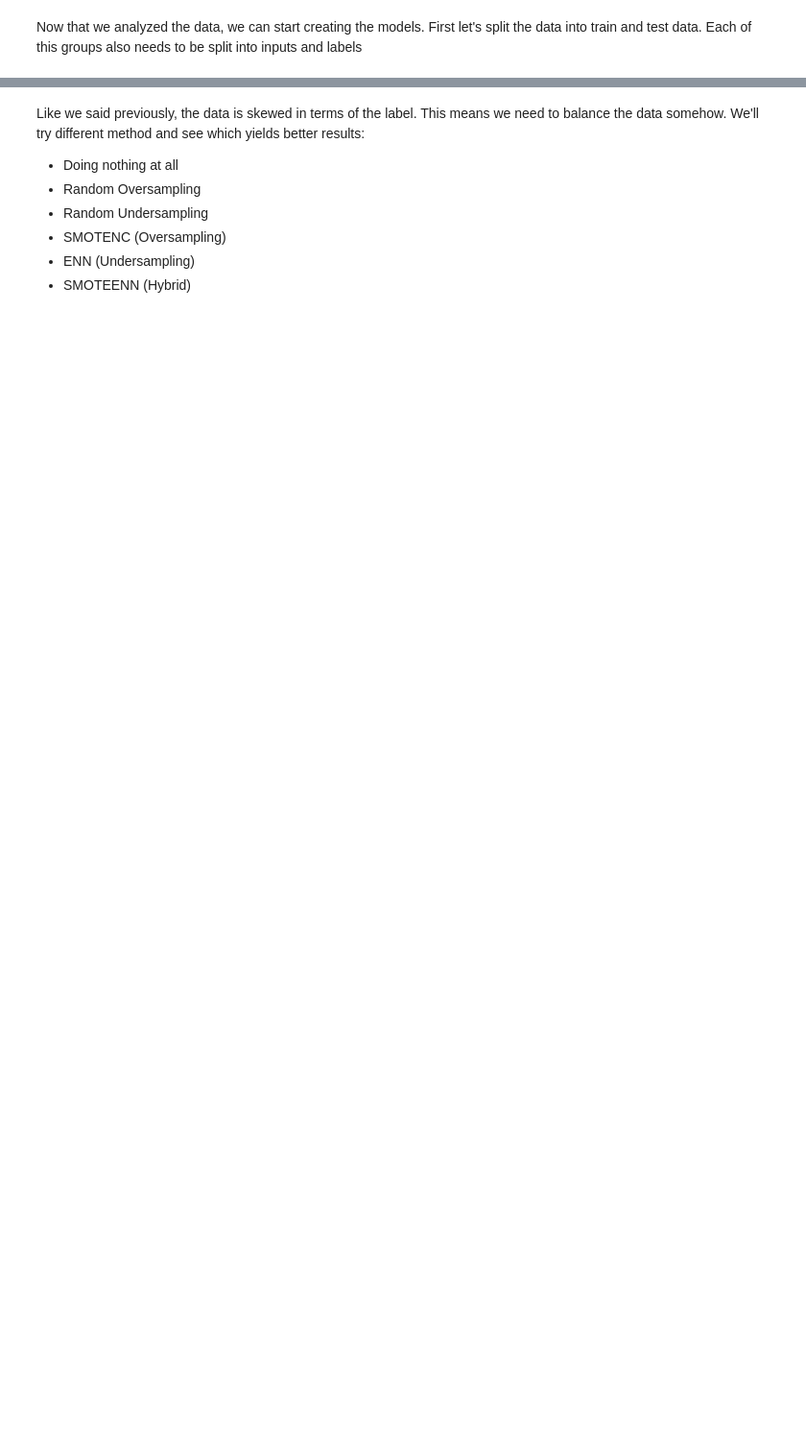
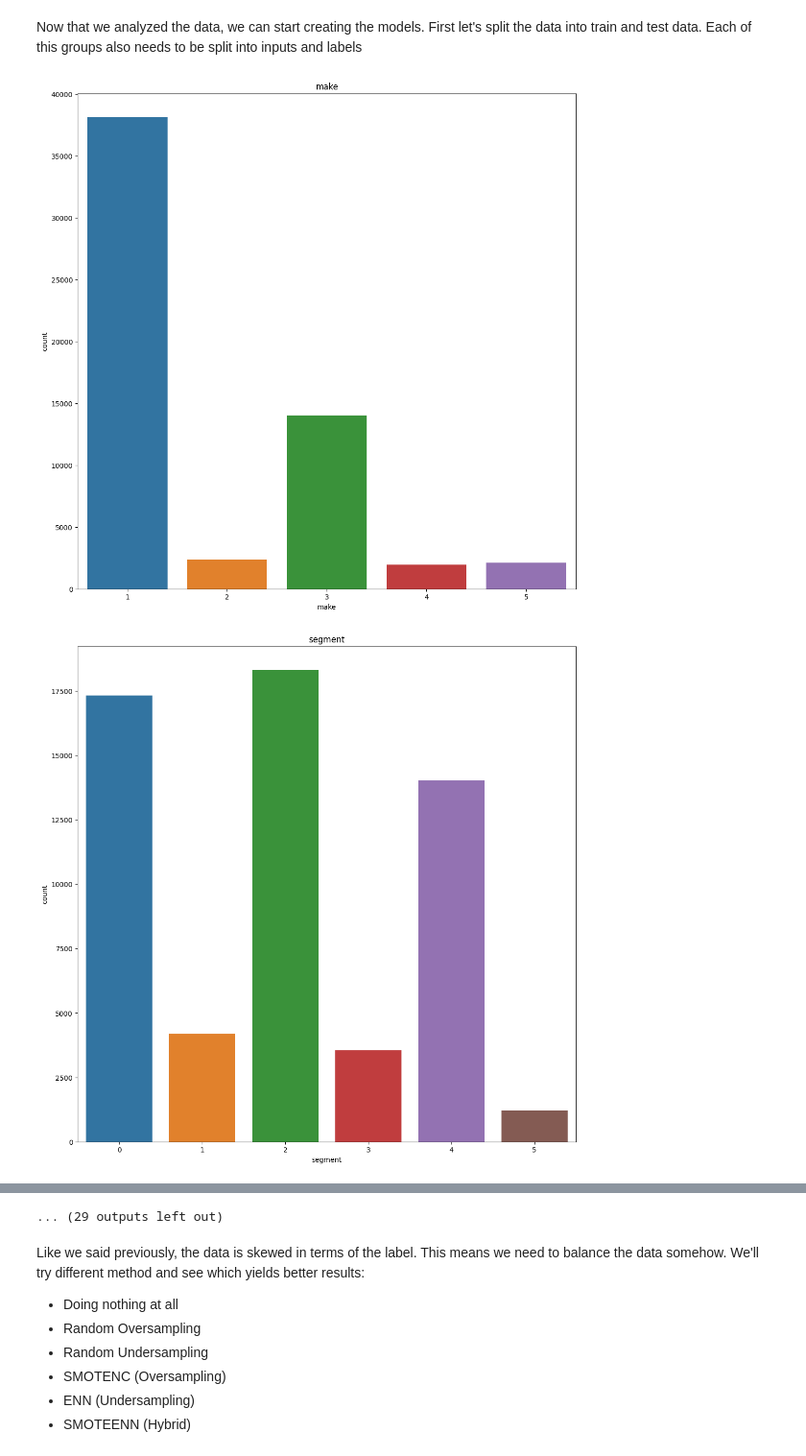
Before and after one commit to pedrogomes29/Car_Insurance_Claim_Prediction, a Jupyter notebook: main.ipynb, the cells around one changed output, grey strips where cells are left out. Shown at 96% size. Drawn from its saved outputs; the diff is of its cells as text; code cells hidden in the pictures; blank space fills up the shorter version.

```diff
--- a/main.ipynb
+++ b/main.ipynb
@@ -176,2 +254,10 @@ sb.heatmap(data.corr(),annot=True)
 # %% [markdown]
 Now that we analyzed the data, we can start creating the models. First let's split the data into train and test data. Each of this groups also needs to be split into inputs and labels
+# %%
+for i in cat_list:
+    plt.figure(figsize=(13,13))
+    sb.countplot(x=i,data=data.loc[:,cat_list])
+    plt.title(i)
+# %% [output]
+[figure, added]
+[figure, added]
@@ -178,3 +274,4 @@ Now that we analyzed the data, we can start creating the models. First let's spl
+... (29 outputs left out)
 # %%
 from sklearn.model_selection import train_test_split
 
```
Also changed, not shown: parts of 11 cells of this notebook.
